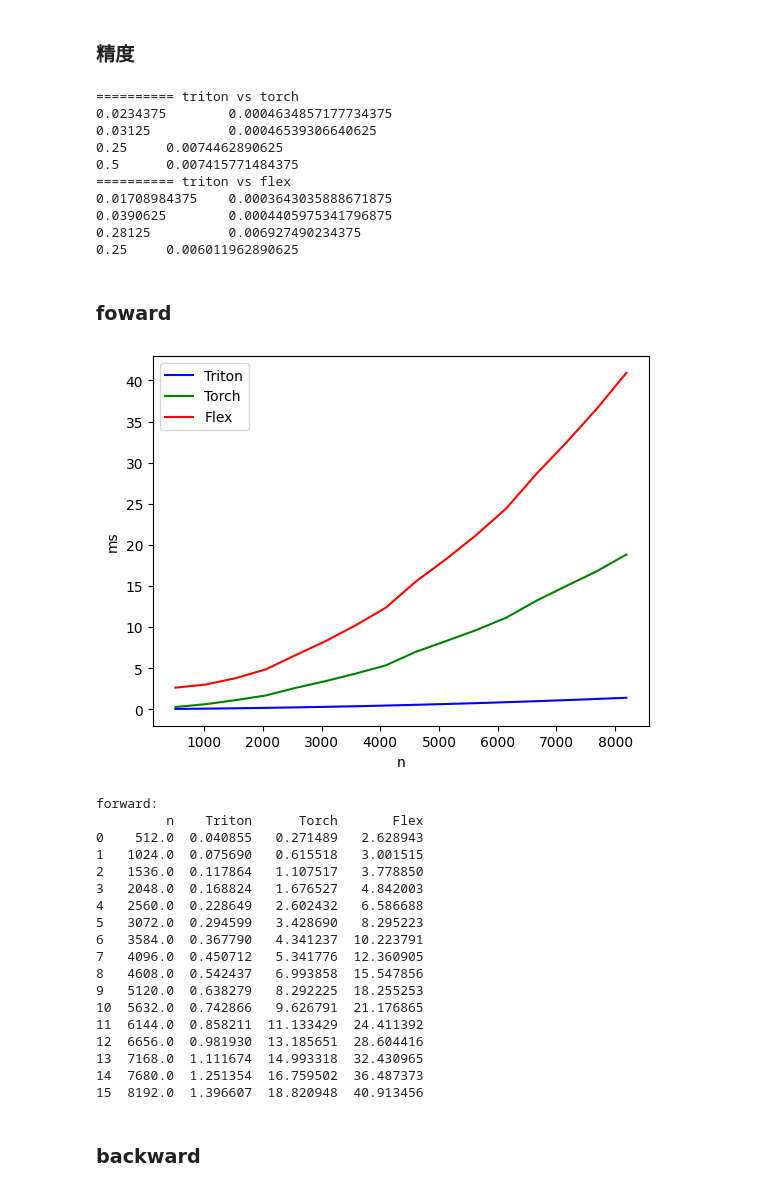
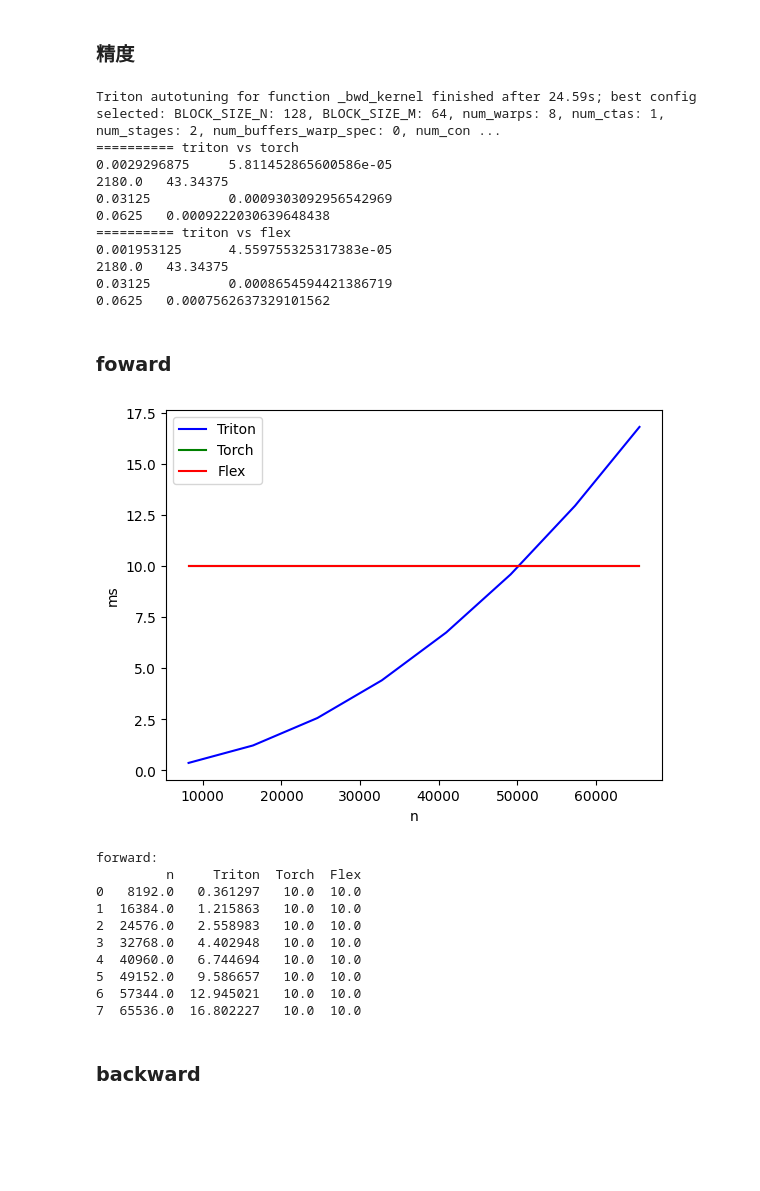
Before and after one commit to mdy666/mdy_triton, a Jupyter notebook: others/nsa_attention/精度和性能测试.ipynb, the cells around one changed output. Cells and saved outputs as stored; diff of their text form; code cells hidden in the pictures; blank space fills up the shorter version.

```diff
--- a/others/nsa_attention/精度和性能测试.ipynb
+++ b/others/nsa_attention/精度和性能测试.ipynb
@@ -63,7 +76,7 @@ torch.cuda.empty_cache()
 @triton.testing.perf_report(
     triton.testing.Benchmark(
         x_names=['n'],  # argument names to use as an x-axis for the plot
-        x_vals=[256 * i for i in range(1, 32+1)],  # different possible values for `x_name`
+        x_vals=[8192 * i for i in range(1, 8+1)],  # different possible values for `x_name`
         line_arg='provider',  # argument name whose value corresponds to a different line in the plot
         line_vals=['triton', 'torch'],  # possible values for `line_arg``
         line_names=[
@@ -73,7 +86,7 @@ torch.cuda.empty_cache()
         styles=[('blue', '-'), ('green', '-')],  # line styles
         ylabel="ms",  # label name for the y-axis
         plot_name="forward",  # name for the plot. Used also as a file name for saving the plot.
-        args={'b':4, 'h':4, 'd':192, 'stride':16, 'kernel_size':32},  # values for function arguments not in `x_names` and `y_name`
+        args={'b':1, 'h':4, 'd':128, 'stride':16, 'kernel_size':32},  # values for function arguments not in `x_names` and `y_name`
     ))
 def benchmark(b, provider, h, n, d, stride, kernel_size):
     device = 'cuda'
@@ -88,6 +101,6 @@ def benchmark(b, provider, h, n, d, stride, kernel_size):
         ms = triton.testing.do_bench(lambda: torch_blcok_compress(x, weight, pe, stride))
     if provider == 'triton':
         ms = triton.testing.do_bench(lambda: triton_block_compress(x, weight, pe, stride))
-    return ms * 1e3
+    return ms
 benchmark.run(show_plots=True, print_data=True)
 # %% [output]
@@ -116,7 +122,7 @@ torch.cuda.empty_cache()
 @triton.testing.perf_report(
     triton.testing.Benchmark(
         x_names=['n'],  # argument names to use as an x-axis for the plot
-        x_vals=[256 * i for i in range(1, 32+1)],  # different possible values for `x_name`
+        x_vals=[8192 * i for i in range(1, 8+1)],  # different possible values for `x_name`
         line_arg='provider',  # argument name whose value corresponds to a different line in the plot
         line_vals=['triton', 'torch'],  # possible values for `line_arg``
         line_names=[
@@ -126,7 +132,7 @@ torch.cuda.empty_cache()
         styles=[('blue', '-'), ('green', '-')],  # line styles
         ylabel="ms",  # label name for the y-axis
         plot_name="backward",  # name for the plot. Used also as a file name for saving the plot.
-        args={'b':4, 'h':4, 'd':192, 'stride':16, 'kernel_size':32},  # values for function arguments not in `x_names` and `y_name`
+        args={'b':1, 'h':4, 'd':128, 'stride':16, 'kernel_size':32},  # values for function arguments not in `x_names` and `y_name`
     ))
 def benchmark(b, provider, h, n, d, stride, kernel_size):
     device = 'cuda'
@@ -146,6 +152,6 @@ def benchmark(b, provider, h, n, d, stride, kernel_size):
         y = triton_block_compress(x, weight, pe, stride)
         dy = torch.randn_like(y)
         ms = triton.testing.do_bench(lambda: y.backward(dy, retain_graph=True), grad_to_none=[x, weight, pe])
-    return ms * 1e3
+    return ms
 benchmark.run(show_plots=True, print_data=True)
 # %% [output]
@@ -180,7 +179,7 @@ select_size = 64
 # flex_attn必须要head_dim是2的指数倍
 b, qh, kh, d, vd = 1, 64, 4, 128, 128
 device = 'cuda'
-dtype = torch.bfloat16
+dtype = torch.float16
 num_blocks = (n - kernel_size) // stride + 1
 q1 = torch.randn(b, n, qh, d, device=device, dtype=dtype)
 ck1 = torch.randn(b, num_blocks, kh, d, device=device, dtype=dtype)
@@ -223,16 +222,17 @@ if math.log2(d).is_integer():
     print((ck2.grad-ck3.grad).abs().max().item(), '\t',(ck2.grad-ck3.grad).abs().mean().item())
     print((cv2.grad-cv3.grad).abs().max().item(), '\t',(cv2.grad-cv3.grad).abs().mean().item())
 # %% [output]
+Triton autotuning for function _bwd_kernel finished after 24.59s; best config selected: BLOCK_SIZE_N: 128, BLOCK_SIZE_M: 64, num_warps: 8, num_ctas: 1, num_stages: 2, num_buffers_warp_spec: 0, num_con ...
 ========== triton vs torch
-0.0234375        0.0004634857177734375
-0.03125          0.00046539306640625
-0.25     0.0074462890625
-0.5      0.007415771484375
+0.0029296875     5.811452865600586e-05
+2180.0   43.34375
+0.03125          0.0009303092956542969
+0.0625   0.0009222030639648438
 ========== triton vs flex
-0.01708984375    0.0003643035888671875
-0.0390625        0.0004405975341796875
-0.28125          0.006927490234375
-0.25     0.006011962890625
+0.001953125      4.559755325317383e-05
+2180.0   43.34375
+0.03125          0.0008654594421386719
+0.0625   0.0007562637329101562
 # %% [markdown]
 ### foward
 # %%
@@ -240,58 +240,52 @@ torch.cuda.empty_cache()
 @triton.testing.perf_report(
     triton.testing.Benchmark(
         x_names=['n'],  # argument names to use as an x-axis for the plot
-        x_vals=[512 * i for i in range(1, 16+1)],  # different possible values for `x_name`
+        x_vals=[8192 * i for i in range(1, 8+1)],  # different possible values for `x_name`
         line_arg='provider',  # argument name whose value corresponds to a different line in the plot
         line_vals=['triton', 'torch', 'flex'],  # possible values for `line_arg``
         line_names=[
             "Triton",
             "Torch",
             "Flex",
         ],  # label name for the lines
         styles=[('blue', '-'), ('green', '-'), ('red', '-')],  # line styles
         ylabel="ms",  # label name for the y-axis
         plot_name="forward",  # name for the plot. Used also as a file name for saving the plot.
-        args={'b':4, 'qh':64, 'kh':4, 'd':128, 'vd':128, 'stride':16, 'kernel_size':32},  # values for function arguments not in `x_names` and `y_name`
+        args={'b':1, 'qh':64, 'kh':4, 'd':128, 'vd':128, 'stride':16, 'kernel_size':32},  # values for function arguments not in `x_names` and `y_name`
     ))
 def benchmark(b, qh, kh, n, d, vd, stride, kernel_size, provider):
     device = 'cuda'
     dtype = torch.bfloat16
     num_blocks = (n - kernel_size) // stride + 1
     q = torch.randn(b, n, qh, d, device=device, dtype=dtype)
     ck = torch.randn(b, num_blocks, kh, d, device=device, dtype=dtype)
     cv = torch.randn(b, num_blocks, kh, vd, device=device, dtype=dtype)
     stream = torch.cuda.Stream()
     torch.cuda.set_stream(stream)
     if provider == 'torch':
+        return 10
         ms = triton.testing.do_bench(lambda: torch_cmp_attn(q, ck, cv, kernel_size, stride))
     if provider == 'triton':
         ms = triton.testing.do_bench(lambda: triton_compress_attn(q, ck, cv, kernel_size, stride))
     if provider == 'flex':
+        return 10
         if not math.log2(d).is_integer():
             return 10
         ms = triton.testing.do_bench(lambda: flex_cmp_attn(q, ck, cv, kernel_size, stride))
     return ms
 benchmark.run(show_plots=True, print_data=True)
 # %% [output]
-[figure, old version]
+[figure, new version]
 forward:
-         n    Triton      Torch       Flex
-0    512.0  0.040855   0.271489   2.628943
-1   1024.0  0.075690   0.615518   3.001515
-2   1536.0  0.117864   1.107517   3.778850
-3   2048.0  0.168824   1.676527   4.842003
-4   2560.0  0.228649   2.602432   6.586688
-5   3072.0  0.294599   3.428690   8.295223
-6   3584.0  0.367790   4.341237  10.223791
-7   4096.0  0.450712   5.341776  12.360905
-8   4608.0  0.542437   6.993858  15.547856
-9   5120.0  0.638279   8.292225  18.255253
-10  5632.0  0.742866   9.626791  21.176865
-11  6144.0  0.858211  11.133429  24.411392
-12  6656.0  0.981930  13.185651  28.604416
-13  7168.0  1.111674  14.993318  32.430965
-14  7680.0  1.251354  16.759502  36.487373
-15  8192.0  1.396607  18.820948  40.913456
+         n     Triton  Torch  Flex
+0   8192.0   0.361297   10.0  10.0
+1  16384.0   1.215863   10.0  10.0
+2  24576.0   2.558983   10.0  10.0
+3  32768.0   4.402948   10.0  10.0
+4  40960.0   6.744694   10.0  10.0
+5  49152.0   9.586657   10.0  10.0
+6  57344.0  12.945021   10.0  10.0
+7  65536.0  16.802227   10.0  10.0
 # %% [markdown]
 ### backward
 # %%
```
Also changed, not shown: parts of 22 cells of this notebook, 6 other files.
